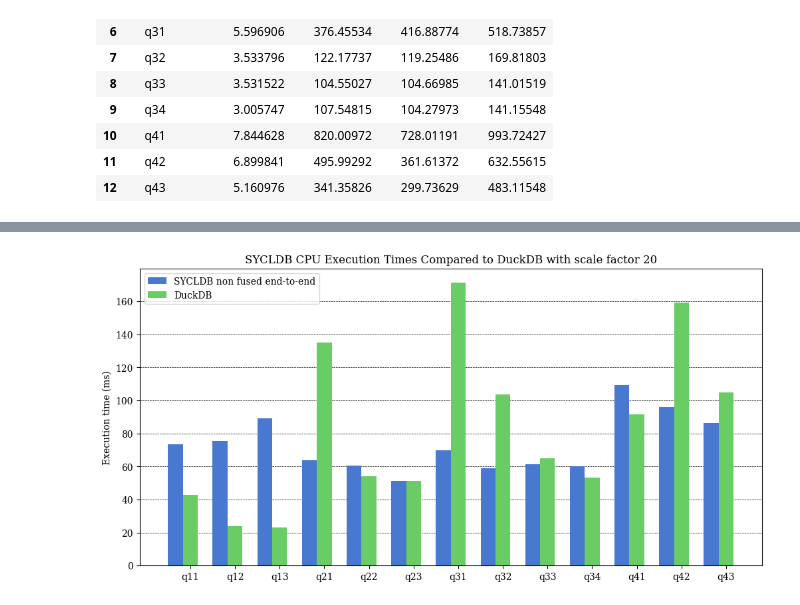
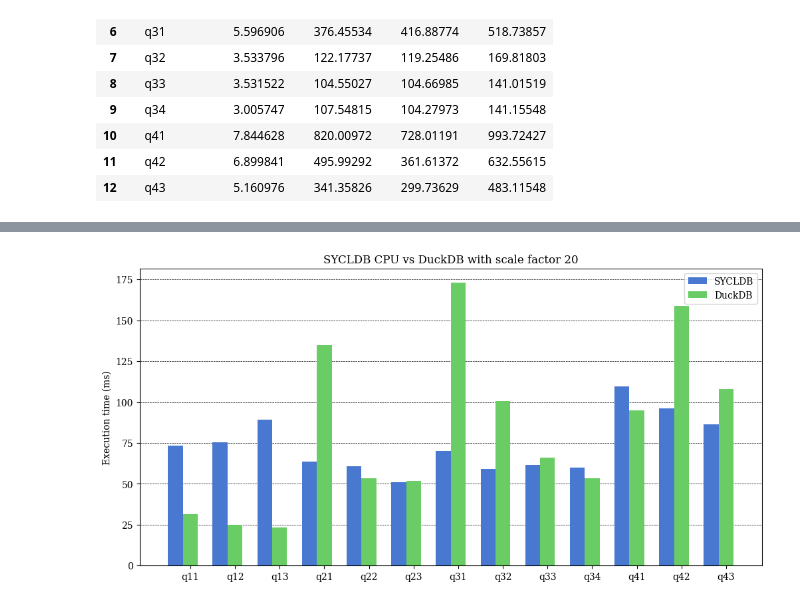
Before and after one commit to Maestro-Zacht/sycldb-calcite-executor, a Jupyter notebook: performances/perf.ipynb, the cells around one changed output, grey strips where cells are left out. Drawn from its saved outputs; the diff is of its cells as text; code cells hidden in the pictures.

```diff
--- a/performances/perf.ipynb
+++ b/performances/perf.ipynb
@@ -404,36 +386,9 @@ comparison_cpu
 # %%
-# plt.rc('text', usetex=True)
-plt.rc('font', family='serif')
-plt.style.use('seaborn-v0_8-muted')
-
 labels_mapping = {
-    # 'cpu_avg': 'SYCLDB on CPU non fused',
-    # 'cpu_fusion_avg': 'SYCLDB on CPU fused',
-    'cpu_ete_avg': 'SYCLDB non fused end-to-end',
-    'duckdb_avg': 'DuckDB',
+    'cpu_ete_s20_avg': 'SYCLDB',
+    'duckdb_s20_avg': 'DuckDB',
 }
 
-x = np.arange(len(comparison_cpu))
-width = 1 / (len(labels_mapping) + 1)
-multiplier = 0
-
-fig, ax = plt.subplots(layout='constrained', figsize=(10, 5))
-
-#iterate on some columns and plot them in a single bar chart
-for col, label in labels_mapping.items():
-    offset = width * multiplier
-    rects = ax.bar(x + offset, comparison_cpu[col], width=width, label=label)
-    # ax.bar_label(rects, padding=3)
-    multiplier += 1
-
-ax.legend()
-# ax.set_ylim(0, 60)
-ax.set_xticks(x + width, comparison_cpu['query'])
-ax.set_ylabel('Execution time (ms)')
-ax.set_axisbelow(True)
-ax.grid(color='black', linestyle='--', linewidth=0.5, zorder=1000, axis='y')
-ax.set_title('SYCLDB CPU Execution Times Compared to DuckDB with scale factor 20')
-
-plt.show()
+plot_data(comparison_cpu, labels_mapping, title='SYCLDB CPU vs DuckDB with scale factor 20')
 # %% [output]
-[figure, old version]
+[figure, new version]
```
Also changed, not shown: parts of 10 cells of this notebook, 22 other files.
